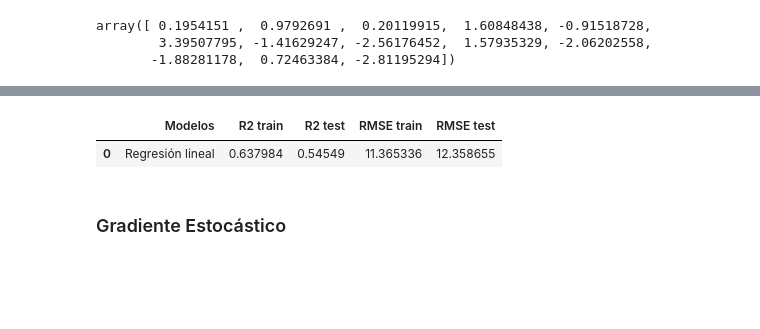
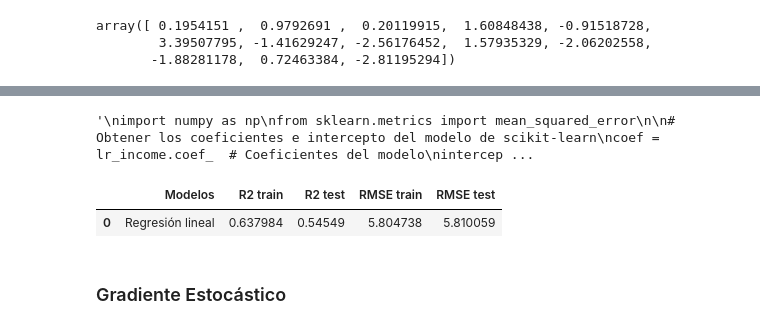
Before and after one commit to therokitoki/AA1-TUIA-Alsop-Hachen, a Jupyter notebook: tp.ipynb, the cells around one changed output, grey strips where cells are left out. Saved outputs shown, nothing was run; the diff lists cells and outputs as text; code cells hidden in the pictures; blank space fills up the shorter version.

Commit message:
rmse
arreglo de rmse

```diff
--- a/tp.ipynb
+++ b/tp.ipynb
@@ -633,3 +633,9 @@ array([ 0.1954151 ,  0.9792691 ,  0.20119915,  1.60848438, -0.91518728,
        -1.88281178,  0.72463384, -2.81195294])
 # %% [markdown]
 $y_i = 23.06 + 0.19 x_1 +  0.97x_2 + 0.2x_3 + 1.6x_4 -0.9x_5 + 3.39x_6 -1.41x_7 -2.56x_8 + 1.57x_9 -2.06x_{10} -1.88x_{11} + 0.72x_{12} -2.81x_{13}$
+# %%
+# Calcular el RMSE
+from sklearn.metrics import mean_squared_error
+y_pred = lr_income.predict(x_test_scaled)
+rmse_test = np.sqrt(mean_squared_error(y_test, y_pred))
+print(f"RMSE: {rmse_test}")
@@ -635,0 +644,4 @@ $y_i = 23.06 + 0.19 x_1 +  0.97x_2 + 0.2x_3 + 1.6x_4 -0.9x_5 + 3.39x_6 -1.41x_7
+# %%
+y_pred = lr_income.predict(x_train_scaled)
+rmse_train = np.sqrt(mean_squared_error(y_train, y_pred))
+print(f"RMSE: {rmse_train}")
@@ -636,23 +696,68 @@ $y_i = 23.06 + 0.19 x_1 +  0.97x_2 + 0.2x_3 + 1.6x_4 -0.9x_5 + 3.39x_6 -1.41x_7
+# %%
+"""
+import numpy as np
+from sklearn.metrics import mean_squared_error
+
+# Obtener los coeficientes e intercepto del modelo de scikit-learn
+coef = lr_income.coef_  # Coeficientes del modelo
+intercept = lr_income.intercept_  # Intercepto del modelo
+
+# Combinar intercepto y coeficientes en un solo vector
+W = np.hstack(([intercept], coef)).flatten()
+print(f"W shape: {W.shape}")  # Debería ser (14,)
+def calcular_rmse(X_test, y_test, W):
+    # Añadir una columna de 1s para el sesgo
+    X_test_bias = np.hstack((np.ones((X_test.shape[0], 1)), X_test))
+
+    # Asegurarse de que las dimensiones coincidan
+    if X_test_bias.shape[1] != W.shape[0]:
+        raise ValueError(f"Dimensiones incorrectas: X_test_bias tiene {X_test_bias.shape[1]} columnas, pero W tiene {W.shape[0]} elementos.")
+
+    # Predicciones del modelo
+    y_pred = np.matmul(X_test_bias, W)
+
+    # Aplanar y_test para que tenga la misma forma que y_pred
+    y_test_flat = y_test.flatten()
+
+    # Comprobar las primeras filas de los datos
+    print("Primeras filas de X_test_bias:\n", X_test_bias[:5])
+    print("Primeras filas de y_test:\n", y_test_flat[:5])
+    print("Primeras filas de y_pred:\n", y_pred[:5])
+
+    # Calcular el error cuadrático medio (MSE)
+    mse = np.mean((y_test_flat - y_pred) ** 2)
+
+    # Calcular la raíz cuadrada del MSE para obtener el RMSE
+    rmse = np.sqrt(mse)
+
+    return rmse
+
+# Llamar a la función con los mismos datos de prueba
+rmse_personalizado = calcular_rmse(x_test_scaled, y_test, W)
+print(f"RMSE personalizado: {rmse_personalizado}")
+
+# Calcular el RMSE usando sklearn
+y_pred_sklearn = lr_income.predict(x_test_scaled)
+rmse_sklearn = np.sqrt(mean_squared_error(y_test, y_pred_sklearn))
+print(f"RMSE de sklearn: {rmse_sklearn}")
+"""
+# %% [output]
+'\nimport numpy as np\nfrom sklearn.metrics import mean_squared_error\n\n# Obtener los coeficientes e intercepto del modelo de scikit-learn\ncoef = lr_income.coef_  # Coeficientes del modelo\nintercep ...
 # %%
 # Scores R2 y RMSE de LinealRegression
-
-a = lr_income.coef_.tolist()[0]
-a.insert(0, lr_income.intercept_.tolist()[0])
-a = np.array(a)
-
 LR = []
 LR.append(['Regresión lineal',
            lr_income.score(x_train_scaled,y_train),
            lr_income.score(x_test_scaled,y_test),
-           calcular_rmse(x_test_scaled, y_test, a),
-           calcular_rmse(x_train_scaled, y_train, a)])
+           rmse_test,
+           rmse_train])
 
 comparacion = pd.DataFrame(data=LR, columns=['Modelos', 'R2 train', 'R2 test', 'RMSE train', 'RMSE test'])
 
 comparacion
 # %% [output]
 |  | Modelos | R2 train | R2 test | RMSE train | RMSE test |
-| 0 | Regresión lineal | 0.637984 | 0.54549 | 11.365336 | 12.358655 |
+| 0 | Regresión lineal | 0.637984 | 0.54549 | 5.804738 | 5.810059 |
 # %% [markdown]
 ### Gradiente Estocástico
 # %%
```
Also changed, not shown: parts of 22 cells of this notebook.
